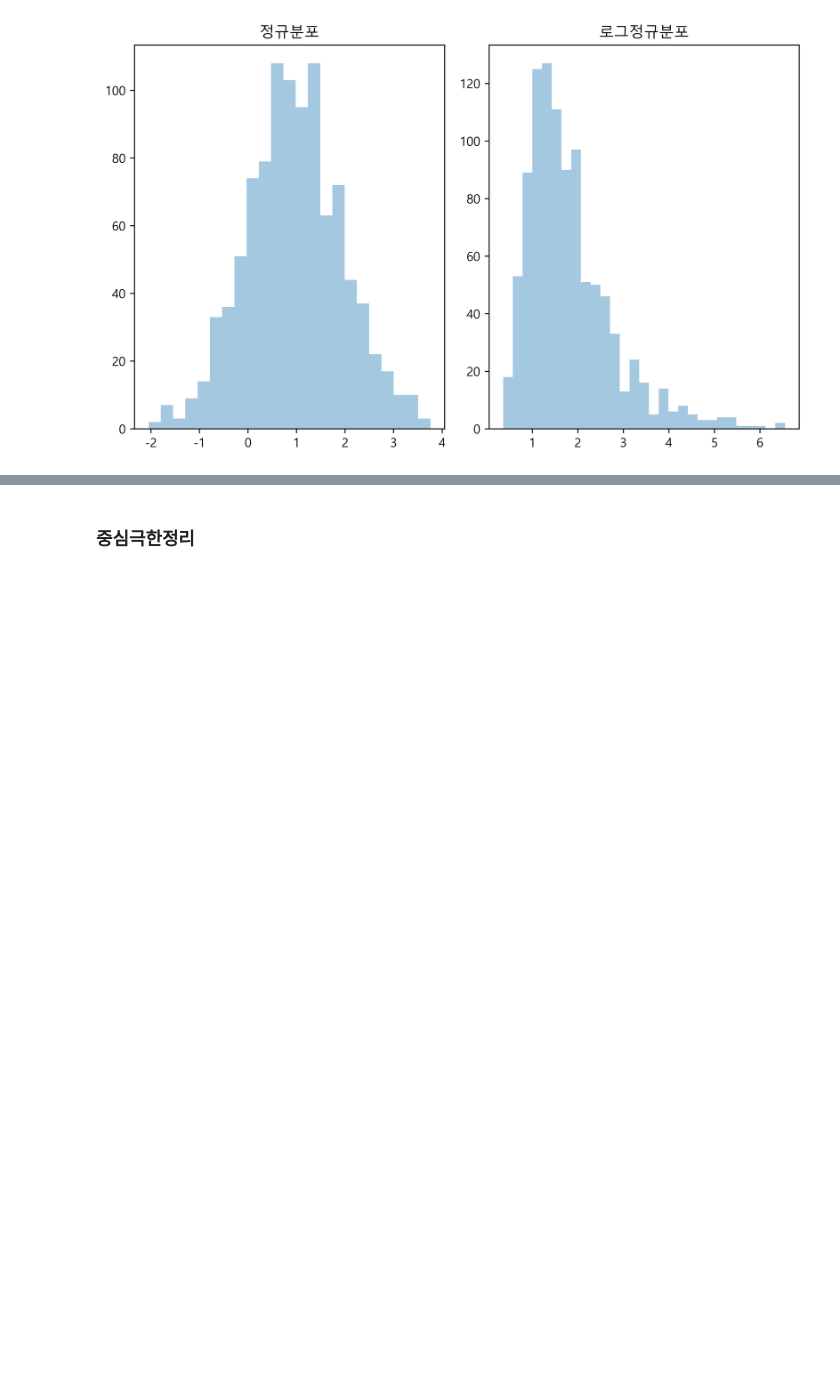
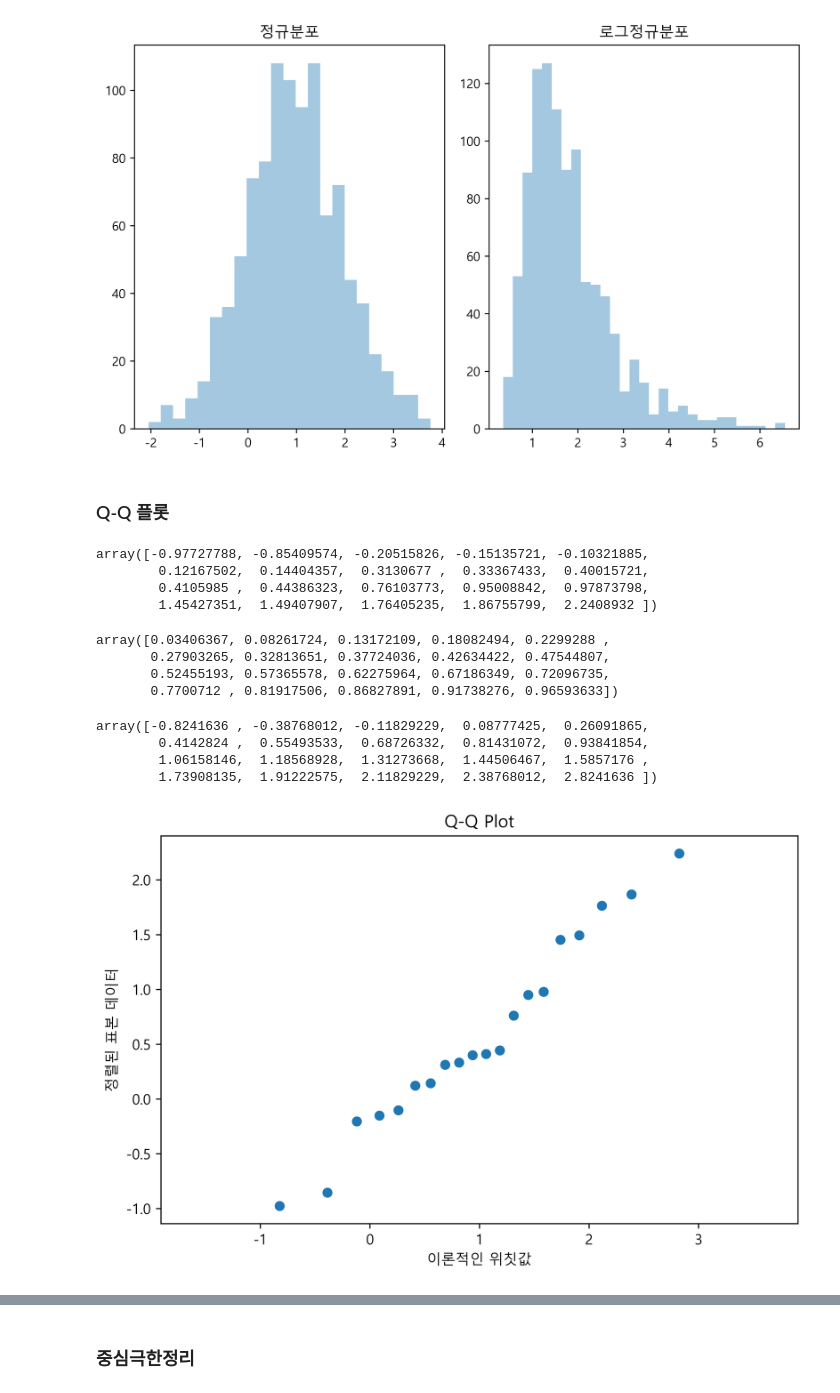
Before and after one commit to dreandes/Code, a Jupyter notebook: math/8.4 정규분포와 중심극한정리.ipynb, the cells around one changed output, grey strips where cells are left out. Saved outputs shown, nothing was run; the diff lists cells and outputs as text; code cells hidden in the pictures; blank space fills up the shorter version.

```diff
--- a/math/8.4 정규분포와 중심극한정리.ipynb
+++ b/math/8.4 정규분포와 중심극한정리.ipynb
@@ -111,3 +111,48 @@ plt.tight_layout()
 plt.show()
 # %% [output]
 [figure]
+# %% [markdown]
+### Q-Q 플롯
+# %%
+# 정렬
+x_sorted = np.sort(x)
+x_sorted
+# %% [output]
+array([-0.97727788, -0.85409574, -0.20515826, -0.15135721, -0.10321885,
+        0.12167502,  0.14404357,  0.3130677 ,  0.33367433,  0.40015721,
+        0.4105985 ,  0.44386323,  0.76103773,  0.95008842,  0.97873798,
+        1.45427351,  1.49407907,  1.76405235,  1.86755799,  2.2408932 ])
+# %%
+# 몇번째 데이터일 가능성이 가장 높은지를 찾음
+# 위 값을 uniform distribution에서 추출했을 경우 첫번째 데이터는
+# 전체 데이터의 하위 3%에 해당한다는 뜻
+# 마지막 데이터는 상위 97%에 해당
+from scipy.stats.morestats import _calc_uniform_order_statistic_medians
+
+position = _calc_uniform_order_statistic_medians(len(x))
+position
+# %% [output]
+array([0.03406367, 0.08261724, 0.13172109, 0.18082494, 0.2299288 ,
+       0.27903265, 0.32813651, 0.37724036, 0.42634422, 0.47544807,
+       0.52455193, 0.57365578, 0.62275964, 0.67186349, 0.72096735,
+       0.7700712 , 0.81917506, 0.86827891, 0.91738276, 0.96593633])
+# %%
+# 위 값을 y 축에 대입 후 cdf를 그린다
+# 그 cdf에서 위의 값을 y에 대입, x를 구한다 - quantile number
+# 정규분포였을 시에 해당되는 값으로 위칫값 계산을 마무리한다.
+qf = rv.ppf(position)
+qf
+# %% [output]
+array([-0.8241636 , -0.38768012, -0.11829229,  0.08777425,  0.26091865,
+        0.4142824 ,  0.55493533,  0.68726332,  0.81431072,  0.93841854,
+        1.06158146,  1.18568928,  1.31273668,  1.44506467,  1.5857176 ,
+        1.73908135,  1.91222575,  2.11829229,  2.38768012,  2.8241636 ])
+# %%
+plt.scatter(qf, x_sorted)
+plt.title("Q-Q Plot")
+plt.xlabel("이론적인 위칫값")
+plt.ylabel("정렬된 표본 데이터")
+plt.axis("equal")
+plt.show()
+# %% [output]
+[figure, added]
```
Also changed, not shown: parts of 6 cells of this notebook, 2 other files.
